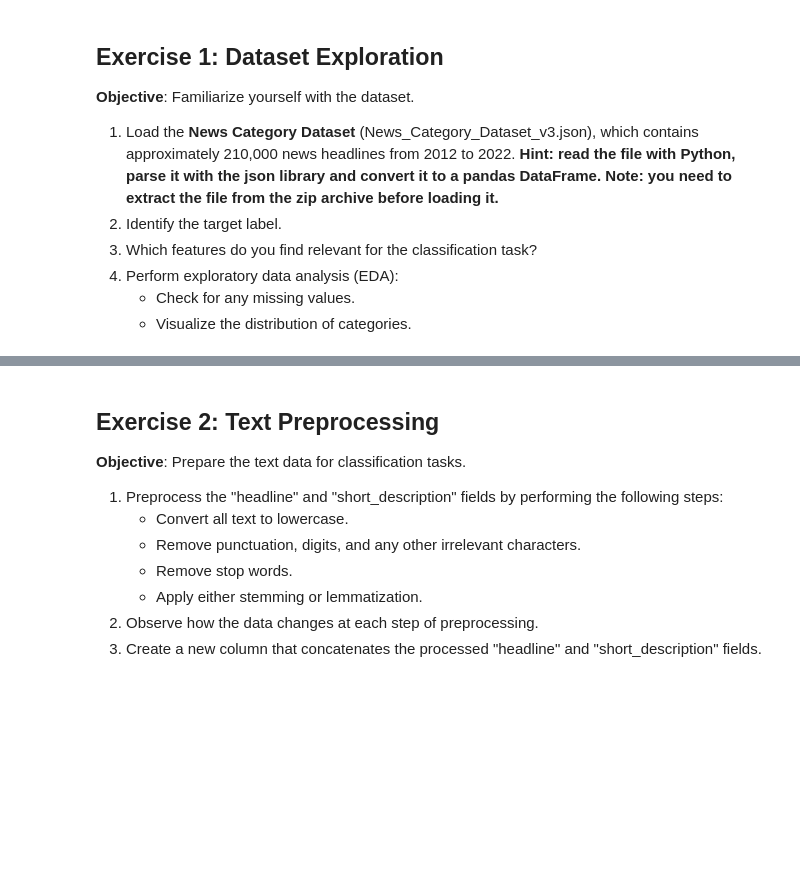
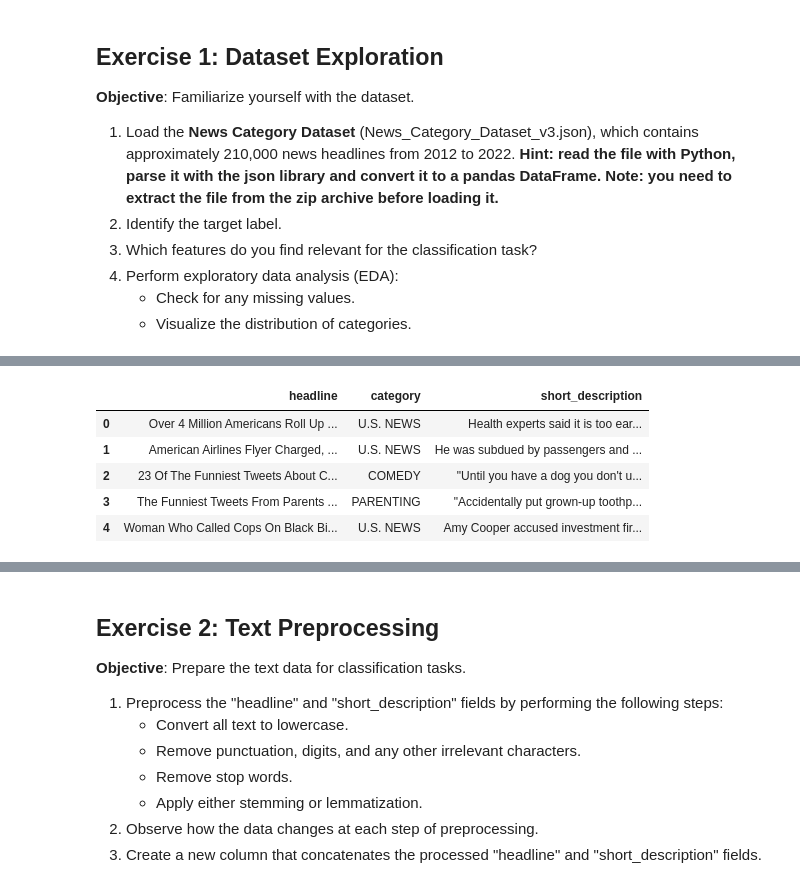
Before and after one commit to LCDA-UCP/tac-hands-on, a Jupyter notebook: exercises/session06-08/text_classification_exercises.ipynb, the cells around one changed output, grey strips where cells are left out. Saved outputs shown, nothing was run; the diff lists cells and outputs as text; code cells hidden in the pictures; blank space fills up the shorter version.

```diff
--- a/exercises/session06-08/text_classification_exercises.ipynb
+++ b/exercises/session06-08/text_classification_exercises.ipynb
@@ -13,0 +31,10 @@
+# %%
+df = df[['headline', 'category', 'short_description']]
+df.head()
+# %% [output]
+|  | headline | category | short_description |
+| 0 | Over 4 Million Americans Roll Up ... | U.S. NEWS | Health experts said it is too ear... |
+| 1 | American Airlines Flyer Charged, ... | U.S. NEWS | He was subdued by passengers and ... |
+| 2 | 23 Of The Funniest Tweets About C... | COMEDY | "Until you have a dog you don't u... |
+| 3 | The Funniest Tweets From Parents ... | PARENTING | "Accidentally put grown-up toothp... |
+| 4 | Woman Who Called Cops On Black Bi... | U.S. NEWS | Amy Cooper accused investment fir... |
```
Also changed, not shown: parts of 5 cells of this notebook, 1 other file.
